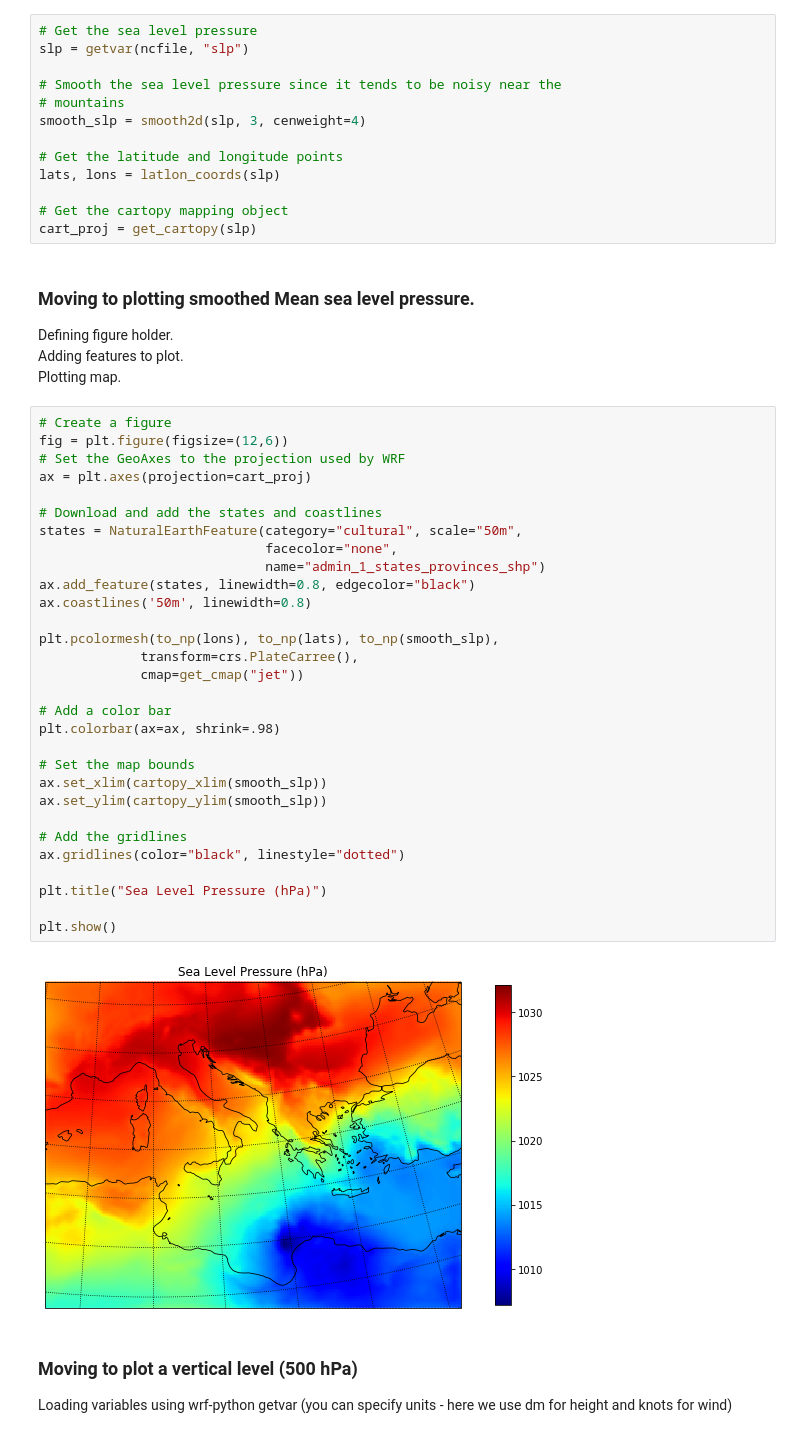
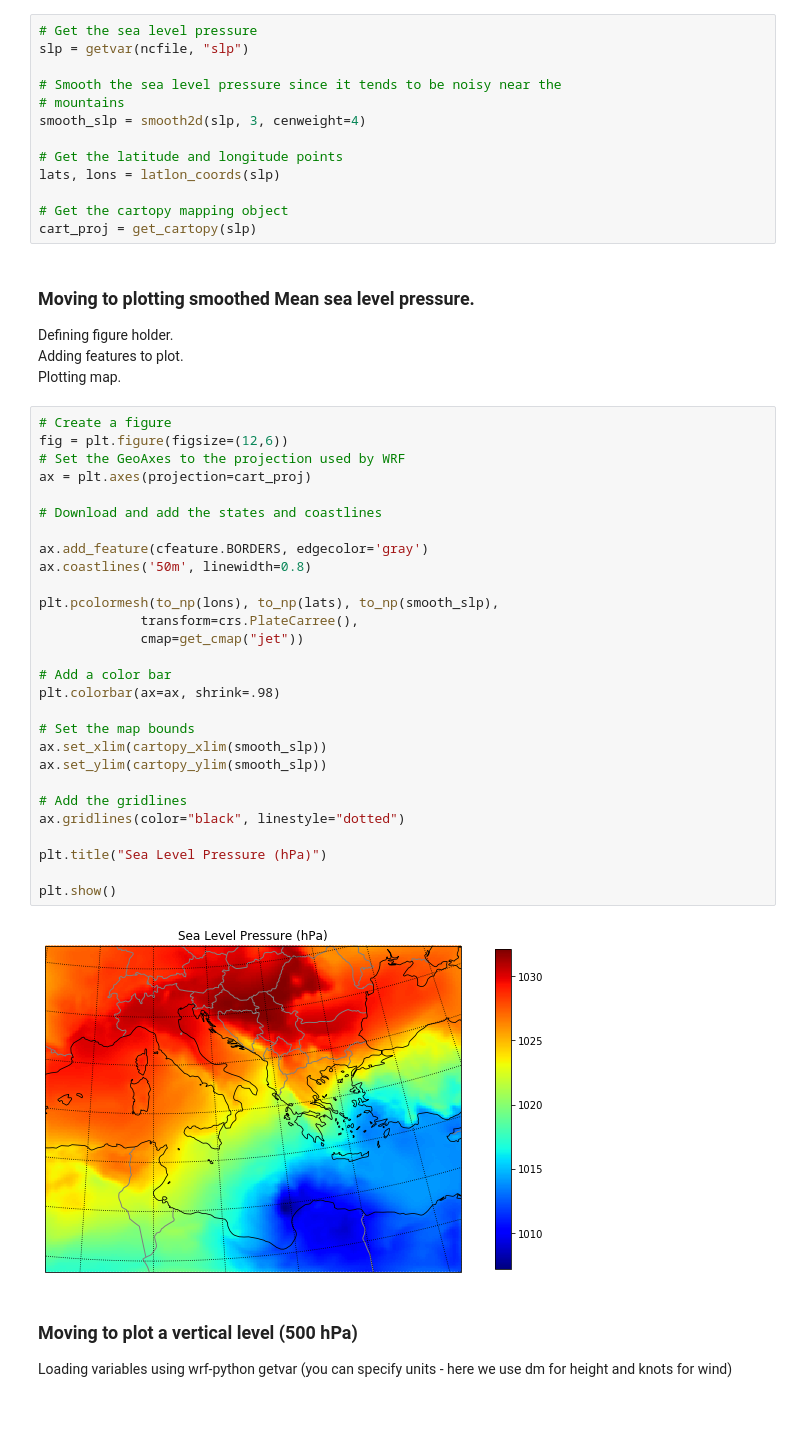
Before and after one commit to dargueso/MasterFAMA, a Jupyter notebook: WRF_cartopy_plotting_example.ipynb, the cells around one changed output. Saved outputs shown, nothing was run; the diff lists cells and outputs as text.

Commit message:
Fixed plotting borders

```diff
--- a/WRF_cartopy_plotting_example.ipynb
+++ b/WRF_cartopy_plotting_example.ipynb
@@ -34,41 +34,39 @@ lats, lons = latlon_coords(slp)
 cart_proj = get_cartopy(slp)
 # %% [markdown]
 ### Moving to plotting smoothed Mean sea level pressure.
-Defining figure holder.\
-Adding features to plot.\
+Defining figure holder.<br>
+Adding features to plot.<br>
 Plotting map.
 # %%
 # Create a figure
 fig = plt.figure(figsize=(12,6))
 # Set the GeoAxes to the projection used by WRF
 ax = plt.axes(projection=cart_proj)
 
 # Download and add the states and coastlines
-states = NaturalEarthFeature(category="cultural", scale="50m",
-                             facecolor="none",
-                             name="admin_1_states_provinces_shp")
-ax.add_feature(states, linewidth=0.8, edgecolor="black")
+
+ax.add_feature(cfeature.BORDERS, edgecolor='gray')
 ax.coastlines('50m', linewidth=0.8)
 
 plt.pcolormesh(to_np(lons), to_np(lats), to_np(smooth_slp),
              transform=crs.PlateCarree(),
              cmap=get_cmap("jet"))
 
 # Add a color bar
 plt.colorbar(ax=ax, shrink=.98)
 
 # Set the map bounds
 ax.set_xlim(cartopy_xlim(smooth_slp))
 ax.set_ylim(cartopy_ylim(smooth_slp))
 
 # Add the gridlines
 ax.gridlines(color="black", linestyle="dotted")
 
 plt.title("Sea Level Pressure (hPa)")
 
 plt.show()
 # %% [output]
-[figure, old version]
+[figure, new version]
 # %% [markdown]
 ### Moving to plot a vertical level (500 hPa)
 
```
Also changed, not shown: parts of 2 cells of this notebook, 2 other files.
